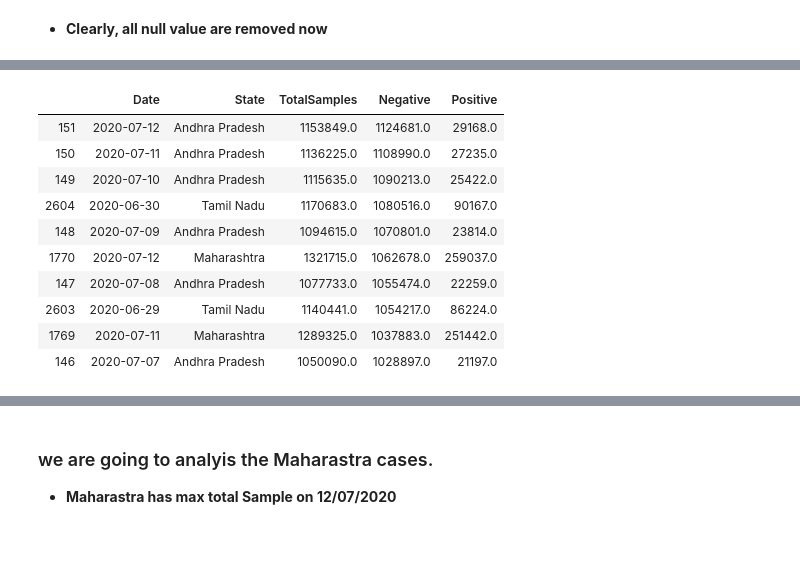
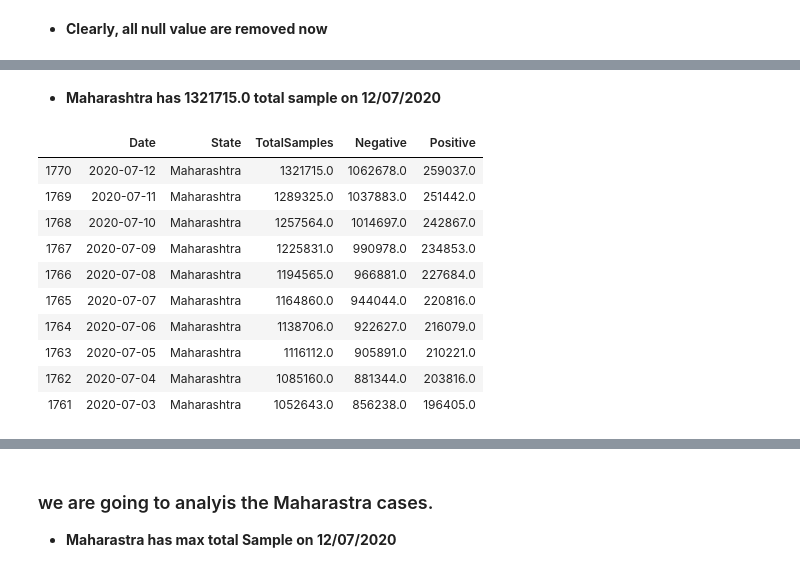
Before and after one commit to ashwanisng/Covid-19-Data-Analysis, a Jupyter notebook: Covid-19 Data Analysis.ipynb, the cells around one changed output, grey strips where cells are left out. Cells and saved outputs as stored; diff of their text form; code cells hidden in the pictures; blank space fills up the shorter version.

```diff
--- a/Covid-19 Data Analysis.ipynb
+++ b/Covid-19 Data Analysis.ipynb
@@ -567,16 +654,18 @@ dtype: int64
+# %% [markdown]
+- **Maharashtra has 1321715.0 total sample on 12/07/2020**
 # %%
 # sort the dataset by number of positive cases
 
-df_test.sort_values(by='Negative', ascending = False)[:10]
+df_test.sort_values(by='Positive', ascending = False)[:10]
 # %% [output]
 |  | Date | State | TotalSamples | Negative | Positive |
-| 151 | 2020-07-12 | Andhra Pradesh | 1153849.0 | 1124681.0 | 29168.0 |
-| 150 | 2020-07-11 | Andhra Pradesh | 1136225.0 | 1108990.0 | 27235.0 |
-| 149 | 2020-07-10 | Andhra Pradesh | 1115635.0 | 1090213.0 | 25422.0 |
-| 2604 | 2020-06-30 | Tamil Nadu | 1170683.0 | 1080516.0 | 90167.0 |
-| 148 | 2020-07-09 | Andhra Pradesh | 1094615.0 | 1070801.0 | 23814.0 |
 | 1770 | 2020-07-12 | Maharashtra | 1321715.0 | 1062678.0 | 259037.0 |
-| 147 | 2020-07-08 | Andhra Pradesh | 1077733.0 | 1055474.0 | 22259.0 |
-| 2603 | 2020-06-29 | Tamil Nadu | 1140441.0 | 1054217.0 | 86224.0 |
 | 1769 | 2020-07-11 | Maharashtra | 1289325.0 | 1037883.0 | 251442.0 |
-| 146 | 2020-07-07 | Andhra Pradesh | 1050090.0 | 1028897.0 | 21197.0 |
+| 1768 | 2020-07-10 | Maharashtra | 1257564.0 | 1014697.0 | 242867.0 |
+| 1767 | 2020-07-09 | Maharashtra | 1225831.0 | 990978.0 | 234853.0 |
+| 1766 | 2020-07-08 | Maharashtra | 1194565.0 | 966881.0 | 227684.0 |
+| 1765 | 2020-07-07 | Maharashtra | 1164860.0 | 944044.0 | 220816.0 |
+| 1764 | 2020-07-06 | Maharashtra | 1138706.0 | 922627.0 | 216079.0 |
+| 1763 | 2020-07-05 | Maharashtra | 1116112.0 | 905891.0 | 210221.0 |
+| 1762 | 2020-07-04 | Maharashtra | 1085160.0 | 881344.0 | 203816.0 |
+| 1761 | 2020-07-03 | Maharashtra | 1052643.0 | 856238.0 | 196405.0 |
```
Also changed, not shown: parts of 49 cells of this notebook.
